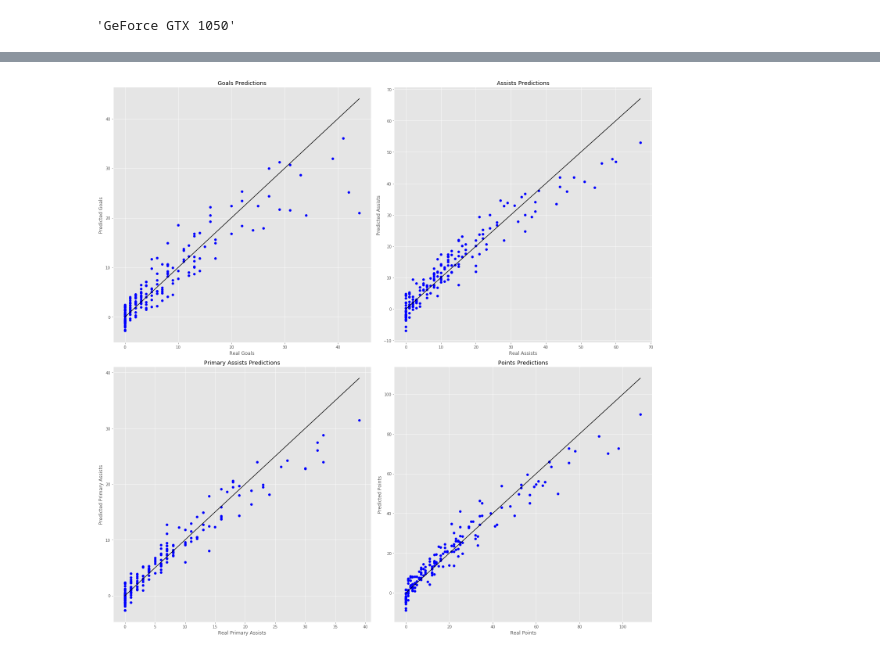
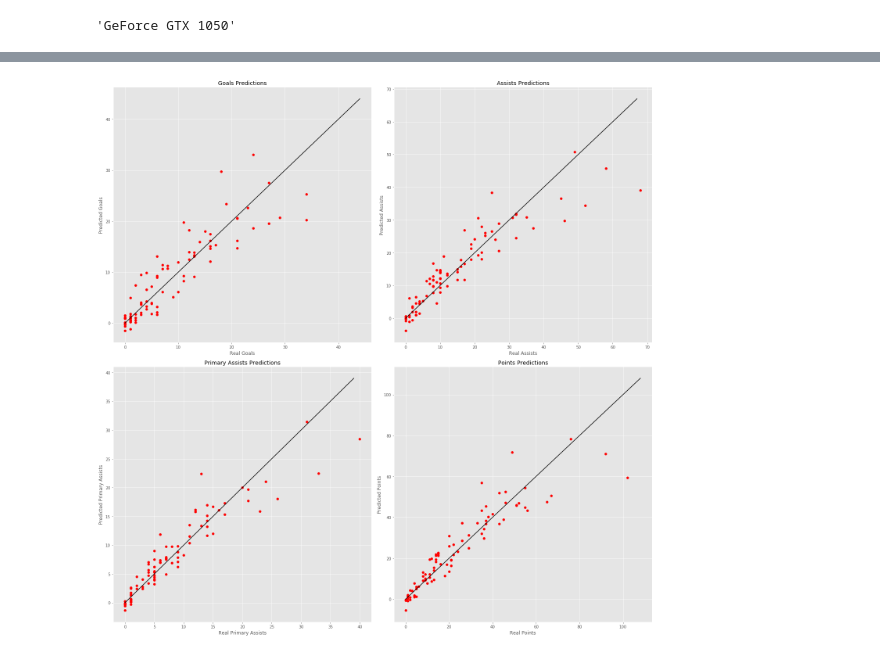
Before and after one commit to OMalenfantThuot/Projet_final_apprentissage_machine, a Jupyter notebook: MLP.ipynb, the cells around one changed output, grey strips where cells are left out. Cells and saved outputs as stored; diff of their text form; code cells hidden in the pictures.

```diff
--- a/MLP.ipynb
+++ b/MLP.ipynb
@@ -73,14 +73,21 @@ class Network(nn.Module):
     def __init__(self):
         super(Network,self).__init__()
         self.fc1 = nn.Linear(35, 200)
-        self.fc2 = nn.Linear(200, 1)
+        self.fc2 = nn.Linear(200,200)
+        self.fc3 = nn.Linear(200,300)
+        self.fc4 = nn.Linear(300, 200)
+        self.fc5 = nn.Linear(200, 1)
         self.bn1 = nn.BatchNorm1d(num_features=35)
         self.bn2 = nn.BatchNorm1d(num_features=200)
+        self.bn3 = nn.BatchNorm1d(num_features=300)
         self.drop = nn.Dropout(p=0.15)
 
     def forward(self, x):
         x = self.fc1(self.drop(self.bn1(x)))
-        x = self.fc2(self.drop(self.bn2(x)))
+#         x = self.fc2(self.drop(self.bn2(x)))
+#         x = self.fc3(self.drop(self.bn2(x)))
+#         x = self.fc4(self.drop(self.bn3(x)))
+        x = self.fc5(self.drop(self.bn2(x)))
         return x
 # %%
 class hockey_dataset(torch.utils.data.dataset.Dataset):
@@ -108,15 +115,15 @@ def train(train_data, train_labels, nepochs):
 
     network = Network().to(device)
     criterion = nn.MSELoss()
-    lr = 0.0005
+    lr = 0.003
     optimizer = torch.optim.SGD(network.parameters(), lr = lr,
                             weight_decay=0.01, momentum = 0)
 
     loss_train, loss_valid = [],[]
 
     for epoch in range(nepochs):
-        if (epoch > 0) and (epoch%100 == 0):
-            lr = lr*0.85
+        if (epoch > 0) and (epoch%150 == 0):
+            lr = lr*0.75
             optimizer = torch.optim.SGD(network.parameters(), lr = lr,
                             weight_decay=0.01, momentum = 0)
         current_loss_train, current_loss_valid = 0,0
@@ -223,60 +211,53 @@ Temps d'entrainement : 11.734176874160767
 # ax.set_title('Points Predictions')
 # %%
 nepochs = 1001
-predictions_test = []
+predictions = []
 for targets in [[training_targets_goals, test_targets_goals],
                 [training_targets_assists, test_targets_assists],
                 [training_targets_primary_assists, test_targets_primary_assists],
                 [training_targets_points, test_targets_points]]:
-#                 [training_targets_plusminus, test_targets_plusminus]]:
+
     t1 = time.time()
     loss_train, loss_valid, network = train(training_data, targets[0], nepochs)
     print("Temps d'entrainement : {}".format(time.time()-t1))
-    predictions = predict(network, test_data, targets[1])
-    predictions_test.append(predictions)
-#     predictions = predict(network, training_data, targets[0])
-#     predictions_train.append(predictions)
+#     predictions_test = predict(network, test_data, targets[1])
+#     predictions.append(predictions)
+    predictions_valid = predict(network, training_data[train_size:], targets[0][train_size:])
+    predictions.append(predictions_valid)
 
 
 plt.style.use('ggplot')
 fig,ax = plt.subplots(nrows=2, ncols=2, figsize = (20,20))
 ax1, ax2, ax3, ax4 = ax.flatten()
 
-ax1.scatter(test_targets_goals, predictions_test[0], c = 'b')
-#ax1.scatter(training_targets_goals, predictions_train[0], c = 'r')
+#ax1.scatter(test_targets_goals, predictions[0], c = 'b')
+ax1.scatter(training_targets_goals[train_size:], predictions[0], c = 'r')
 ax1.plot([0,np.max(test_targets_goals)],[0,np.max(test_targets_goals)], 'k')
 ax1.set_xlabel('Real Goals')
 ax1.set_ylabel('Predicted Goals')
 ax1.set_title('Goals Predictions')
 
-ax2.scatter(test_targets_assists, predictions_test[1], c = 'b')
-#ax2.scatter(training_targets_assists, predictions_train[1], c = 'r')
+#ax2.scatter(test_targets_assists, predictions[1], c = 'b')
+ax2.scatter(training_targets_assists[train_size:], predictions[1], c = 'r')
 ax2.plot([0,np.max(test_targets_assists)],[0,np.max(test_targets_assists)], 'k')
 ax2.set_xlabel('Real Assists')
 ax2.set_ylabel('Predicted Assists')
 ax2.set_title('Assists Predictions')
 
-ax3.scatter(test_targets_primary_assists, predictions_test[2], c = 'b')
-#ax3.scatter(training_targets_primary_assists, predictions_train[2], c = 'r')
+#ax3.scatter(test_targets_primary_assists, predictions[2], c = 'b')
+ax3.scatter(training_targets_primary_assists[train_size:], predictions[2], c = 'r')
 ax3.plot([0,np.max(test_targets_primary_assists)],[0,np.max(test_targets_primary_assists)], 'k')
 ax3.set_xlabel('Real Primary Assists')
 ax3.set_ylabel('Predicted Primary Assists')
 ax3.set_title('Primary Assists Predictions')
 
-ax4.scatter(test_targets_points, predictions_test[3], c = 'b')
-#ax4.scatter(training_targets_points, predictions_train[3], c = 'r')
+#ax4.scatter(test_targets_points, predictions[3], c = 'b')
+ax4.scatter(training_targets_points[train_size:], predictions[3], c = 'r')
 ax4.plot([0,np.max(test_targets_points)],[0,np.max(test_targets_points)], 'k')
 ax4.set_xlabel('Real Points')
 ax4.set_ylabel('Predicted Points')
 ax4.set_title('Points Predictions')
 
-# ax5.scatter(test_targets_plusminus, predictions_test[4], c = 'b')
-# #ax5.scatter(training_targets_plusminus, predictions_train[4], c = 'r')
-# ax5.plot([np.min(test_targets_plusminus),np.max(test_targets_plusminus)],[np.min(test_targets_plusminus),np.max(test_targets_plusminus)], 'k')
-# ax5.set_xlabel('Real +/-')
-# ax5.set_ylabel('Predicted +/-')
-# ax5.set_title('+/- Predictions')
-
 fig.tight_layout()
 plt.savefig('predictions.png')
 # %% [output]
@@ -300,2 +281,2 @@ Temps d'entrainement : 11.994985580444336
-[figure, old version]
+[figure, new version]
 # %%
```
Also changed, not shown: parts of 6 cells of this notebook, 2 other files.
